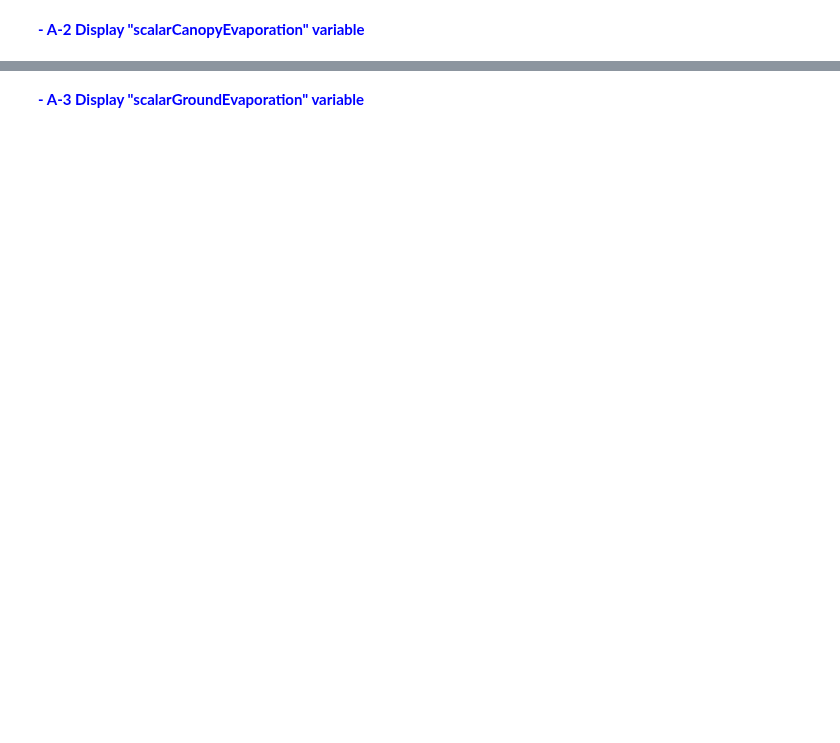
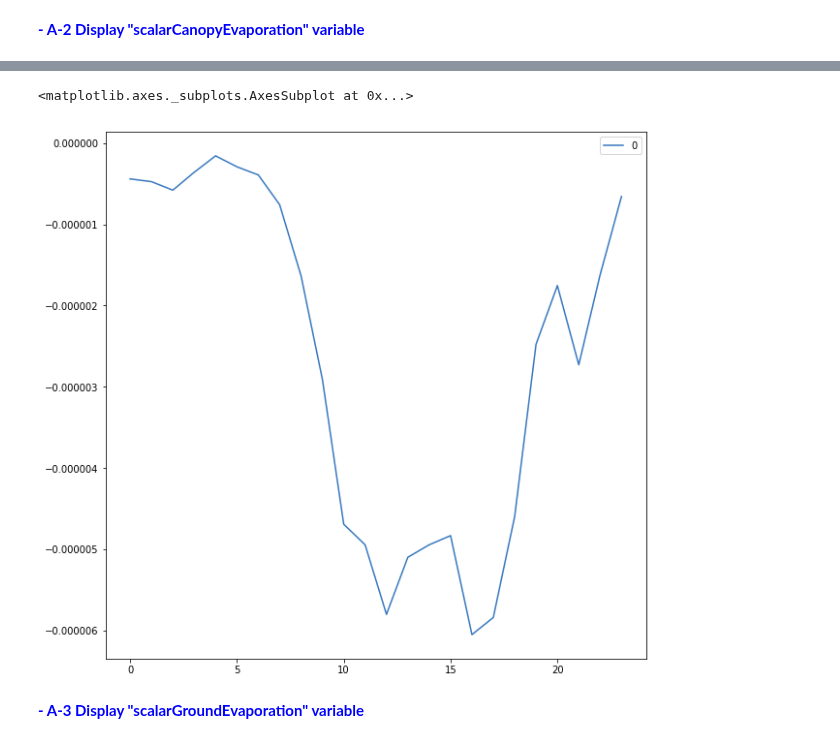
Before and after one commit to UW-Hydro/pysumma, a Jupyter notebook: pysumma_demo_Example_1_Fig_7.ipynb, the cells around one changed output, grey strips where cells are left out. Saved outputs shown, nothing was run; the diff lists cells and outputs as text; code cells hidden in the pictures; blank space fills up the shorter version.

```diff
--- a/pysumma_demo_Example_1_Fig_7.ipynb
+++ b/pysumma_demo_Example_1_Fig_7.ipynb
@@ -496,2 +508,14 @@ P3.plot_1d(30)
+# %%
+CanEvap1 = P1.ds['scalarCanopyEvaporation']
+dates12 = CanEvap1.coords['time'].data
+data_values12 = CanEvap1.data
+df12 = pd.DataFrame(data_values12, index=dates12)
+df12.index = df12.index.round("H")
+df12_filt = df12.loc["2007-06-01":"2007-08-20"]
+df12_filt_hour = df12_filt.resample("H").mean()
+df12_filt_hour.groupby(df12_filt_hour.index.hour).mean().plot()
+# %% [output]
+<matplotlib.axes._subplots.AxesSubplot at 0x...>
+[figure, added]
 # %% [markdown]
 <span style="color:blue"> __- A-3 Display "scalarGroundEvaporation" variable__
```
Also changed, not shown: parts of 63 cells of this notebook.
